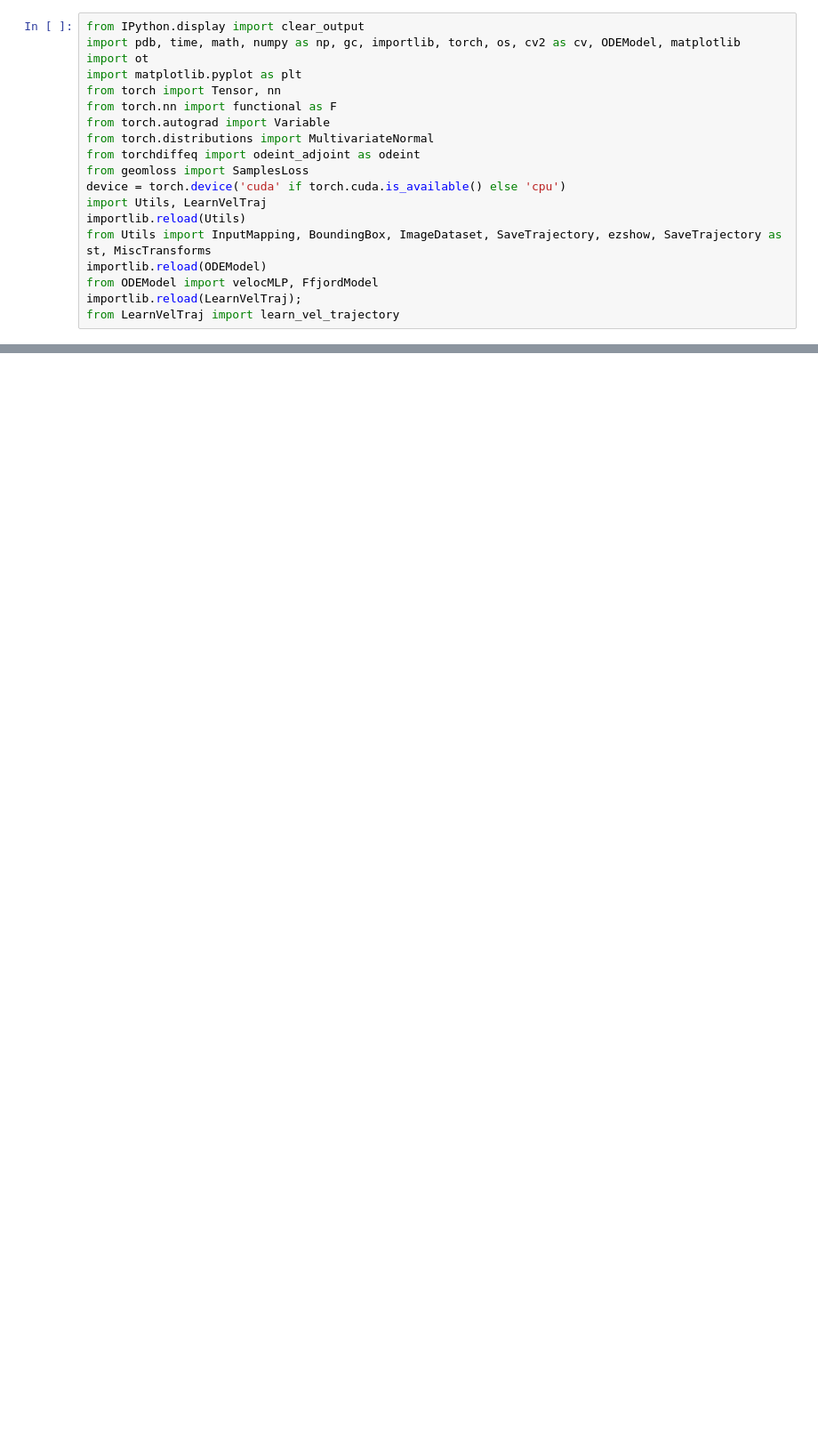
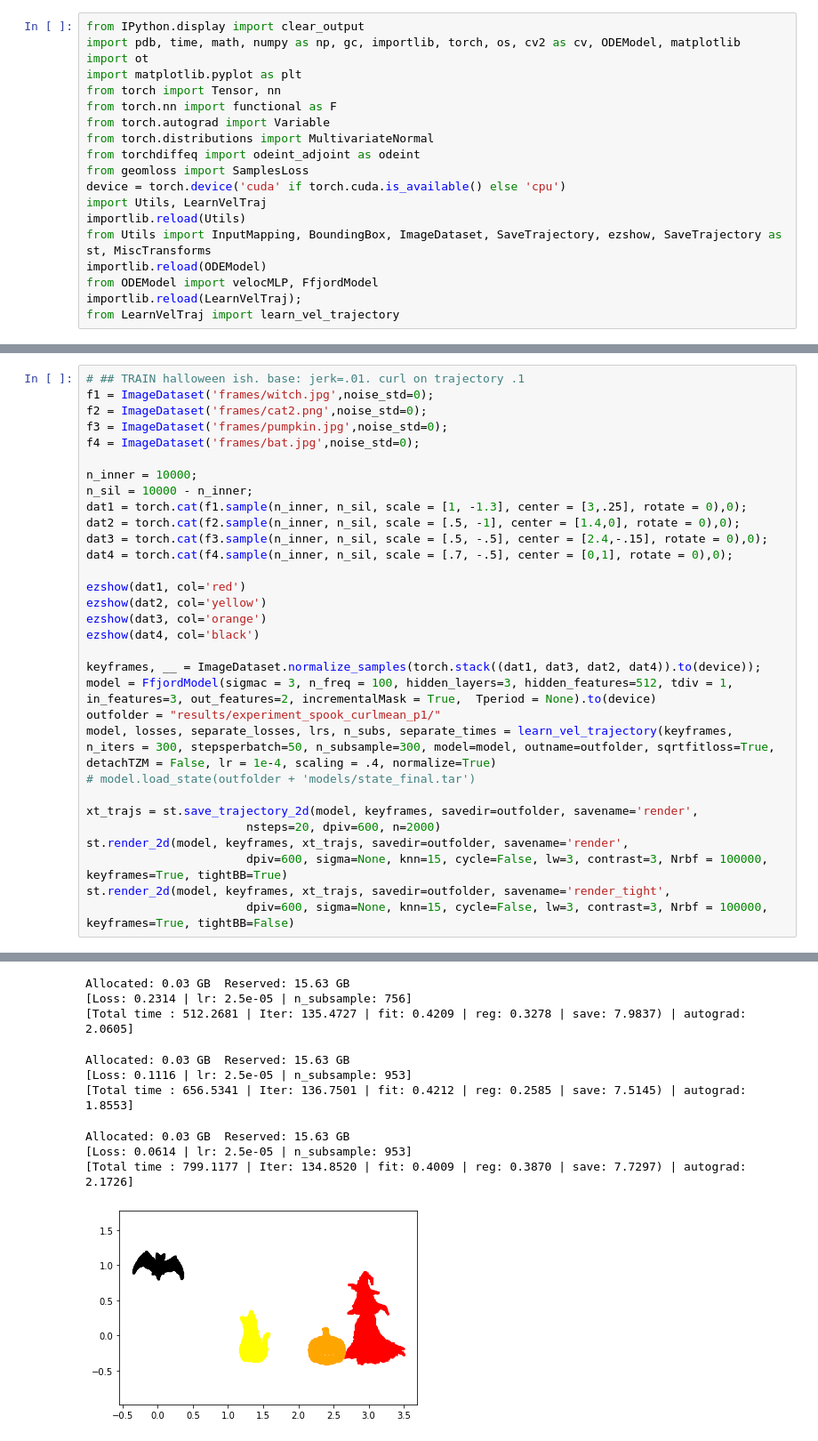
Before and after one commit to pzpzpzp1/wassflow, a Jupyter notebook: cnf-sinkhorn-demo.ipynb, the cells around one changed output, grey strips where cells are left out. Shown at 89% size. Drawn from its saved outputs; the diff is of its cells as text; blank space fills up the shorter version.

```diff
--- a/cnf-sinkhorn-demo.ipynb
+++ b/cnf-sinkhorn-demo.ipynb
@@ -19,0 +326,32 @@ from LearnVelTraj import learn_vel_trajectory
+# %%
+# ## TRAIN halloween ish. base: jerk=.01. curl on trajectory .1
+f1 = ImageDataset('frames/witch.jpg',noise_std=0);
+f2 = ImageDataset('frames/cat2.png',noise_std=0);
+f3 = ImageDataset('frames/pumpkin.jpg',noise_std=0);
+f4 = ImageDataset('frames/bat.jpg',noise_std=0);
+
+n_inner = 10000;
+n_sil = 10000 - n_inner;
+dat1 = torch.cat(f1.sample(n_inner, n_sil, scale = [1, -1.3], center = [3,.25], rotate = 0),0);
+dat2 = torch.cat(f2.sample(n_inner, n_sil, scale = [.5, -1], center = [1.4,0], rotate = 0),0);
+dat3 = torch.cat(f3.sample(n_inner, n_sil, scale = [.5, -.5], center = [2.4,-.15], rotate = 0),0);
+dat4 = torch.cat(f4.sample(n_inner, n_sil, scale = [.7, -.5], center = [0,1], rotate = 0),0);
+
+ezshow(dat1, col='red')
+ezshow(dat2, col='yellow')
+ezshow(dat3, col='orange')
+ezshow(dat4, col='black')
+
+keyframes, __ = ImageDataset.normalize_samples(torch.stack((dat1, dat3, dat2, dat4)).to(device));
+model = FfjordModel(sigmac = 3, n_freq = 100, hidden_layers=3, hidden_features=512, tdiv = 1, in_features=3, out_features=2, incrementalMask = True,  Tperiod = None).to(device)
+outfolder = "results/experiment_spook_curlmean_p1/"
+model, losses, separate_losses, lrs, n_subs, separate_times = learn_vel_trajectory(keyframes, n_iters = 300, stepsperbatch=50, n_subsample=300, model=model, outname=outfolder, sqrtfitloss=True, detachTZM = False, lr = 1e-4, scaling = .4, normalize=True)
+# model.load_state(outfolder + 'models/state_final.tar')
+
+xt_trajs = st.save_trajectory_2d(model, keyframes, savedir=outfolder, savename='render',
+                       nsteps=20, dpiv=600, n=2000)
+st.render_2d(model, keyframes, xt_trajs, savedir=outfolder, savename='render',
+                       dpiv=600, sigma=None, knn=15, cycle=False, lw=3, contrast=3, Nrbf = 100000, keyframes=True, tightBB=True)
+st.render_2d(model, keyframes, xt_trajs, savedir=outfolder, savename='render_tight',
+                       dpiv=600, sigma=None, knn=15, cycle=False, lw=3, contrast=3, Nrbf = 100000, keyframes=True, tightBB=False)
+# %% [output]
@@ -19,0 +370,10 @@ from LearnVelTraj import learn_vel_trajectory
+Allocated: 0.03 GB  Reserved: 15.63 GB
+[Loss: 0.2314 | lr: 2.5e-05 | n_subsample: 756]
+[Total time : 512.2681 | Iter: 135.4727 | fit: 0.4209 | reg: 0.3278 | save: 7.9837) | autograd: 2.0605]
+Allocated: 0.03 GB  Reserved: 15.63 GB
+[Loss: 0.1116 | lr: 2.5e-05 | n_subsample: 953]
+[Total time : 656.5341 | Iter: 136.7501 | fit: 0.4212 | reg: 0.2585 | save: 7.5145) | autograd: 1.8553]
+Allocated: 0.03 GB  Reserved: 15.63 GB
+[Loss: 0.0614 | lr: 2.5e-05 | n_subsample: 953]
+[Total time : 799.1177 | Iter: 134.8520 | fit: 0.4009 | reg: 0.3870 | save: 7.7297) | autograd: 2.1726]
+[figure, added]
```
Also changed, not shown: parts of 10 cells of this notebook, 5 other files.
